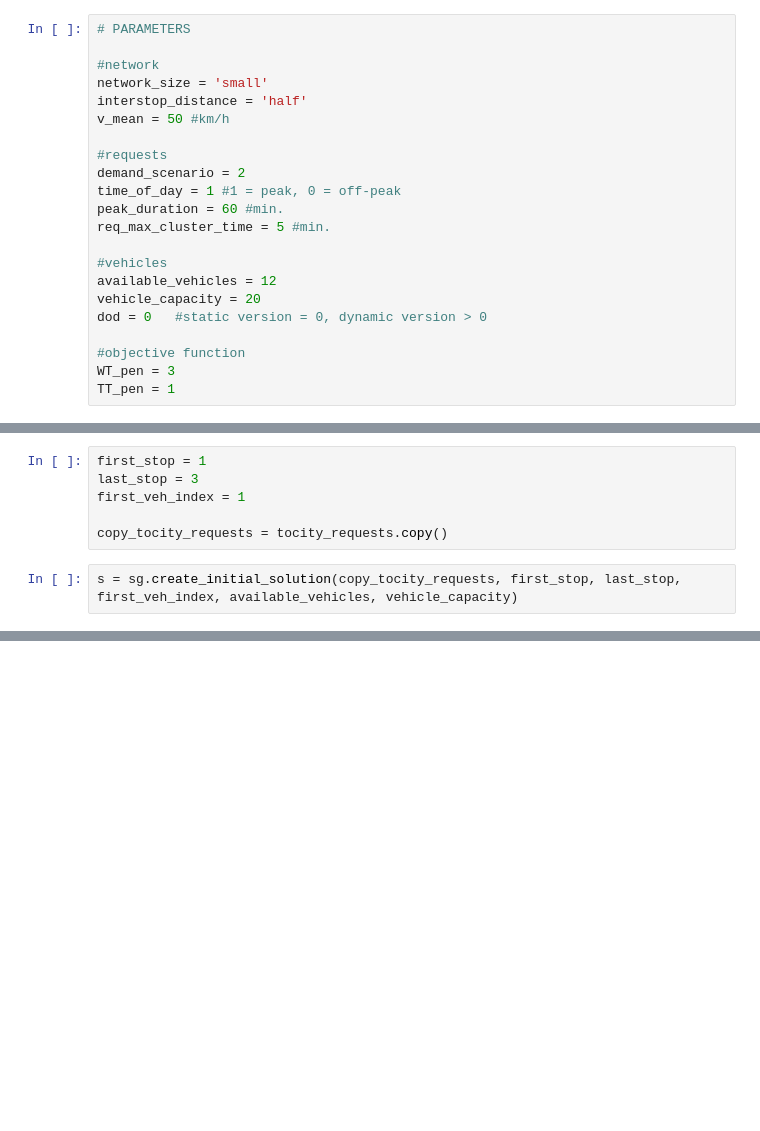
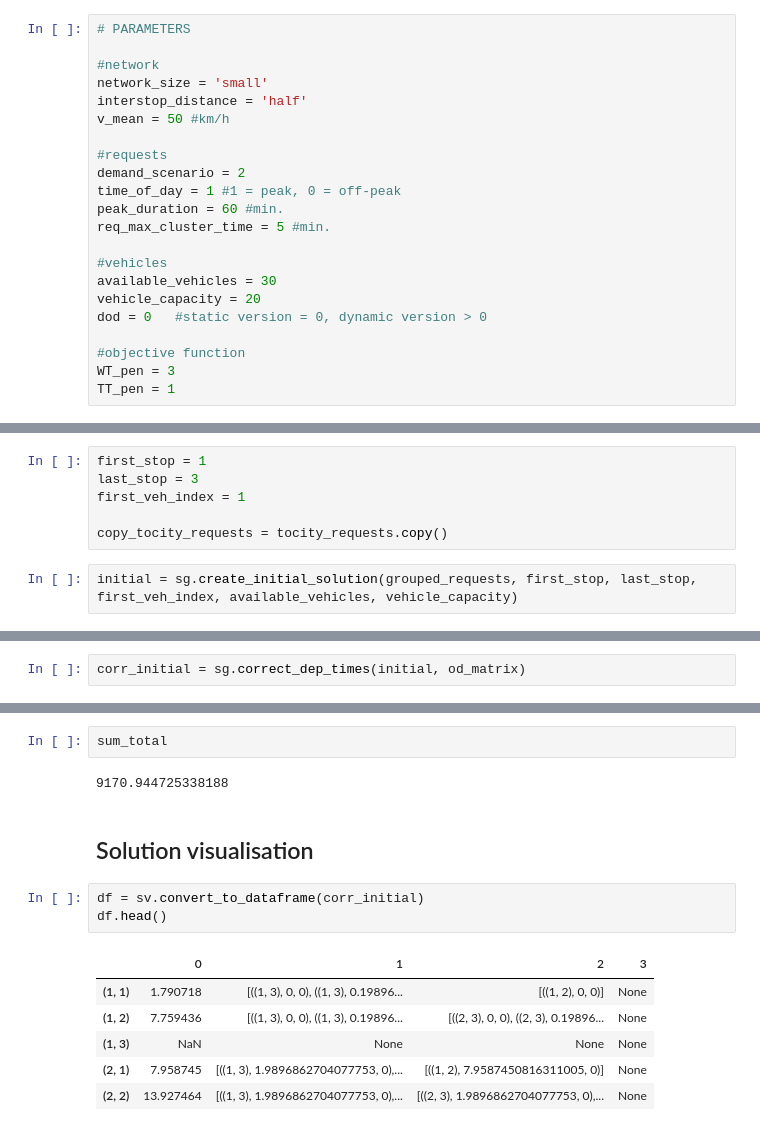
Before and after one commit to TbrBrbs97/thesis-don-pbs, a Jupyter notebook: Main Script.ipynb, the cells around one changed output, grey strips where cells are left out. Saved outputs shown, nothing was run; the diff lists cells and outputs as text; blank space fills up the shorter version.

```diff
--- a/Main Script.ipynb
+++ b/Main Script.ipynb
@@ -46,7 +48,7 @@ peak_duration = 60 #min.
 req_max_cluster_time = 5 #min.
 
 #vehicles
-available_vehicles = 12
+available_vehicles = 30
 vehicle_capacity = 20
 dod = 0   #static version = 0, dynamic version > 0
 
@@ -166,4 +189,4 @@ first_veh_index = 1
 
 copy_tocity_requests = tocity_requests.copy()
 # %%
-s = sg.create_initial_solution(copy_tocity_requests, first_stop, last_stop, first_veh_index, available_vehicles, vehicle_capacity)
+initial = sg.create_initial_solution(grouped_requests, first_stop, last_stop, first_veh_index, available_vehicles, vehicle_capacity)
@@ -189,0 +193,2 @@ s
+# %%
+corr_initial = sg.correct_dep_times(initial, od_matrix)
@@ -189,0 +245,16 @@ s
+# %%
+sum_total
+# %% [output]
+9170.944725338188
+# %% [markdown]
+## Solution visualisation
+# %%
+df = sv.convert_to_dataframe(corr_initial)
+df.head()
+# %% [output]
+|  | 0 | 1 | 2 | 3 |
+| (1, 1) | 1.790718 | [((1, 3), 0, 0), ((1, 3), 0.19896... | [((1, 2), 0, 0)] | None |
+| (1, 2) | 7.759436 | [((1, 3), 0, 0), ((1, 3), 0.19896... | [((2, 3), 0, 0), ((2, 3), 0.19896... | None |
+| (1, 3) | NaN | None | None | None |
+| (2, 1) | 7.958745 | [((1, 3), 1.9896862704077753, 0),... | [((1, 2), 7.9587450816311005, 0)] | None |
+| (2, 2) | 13.927464 | [((1, 3), 1.9896862704077753, 0),... | [((2, 3), 1.9896862704077753, 0),... | None |
```
Also changed, not shown: parts of 13 cells of this notebook, 6 other files.
